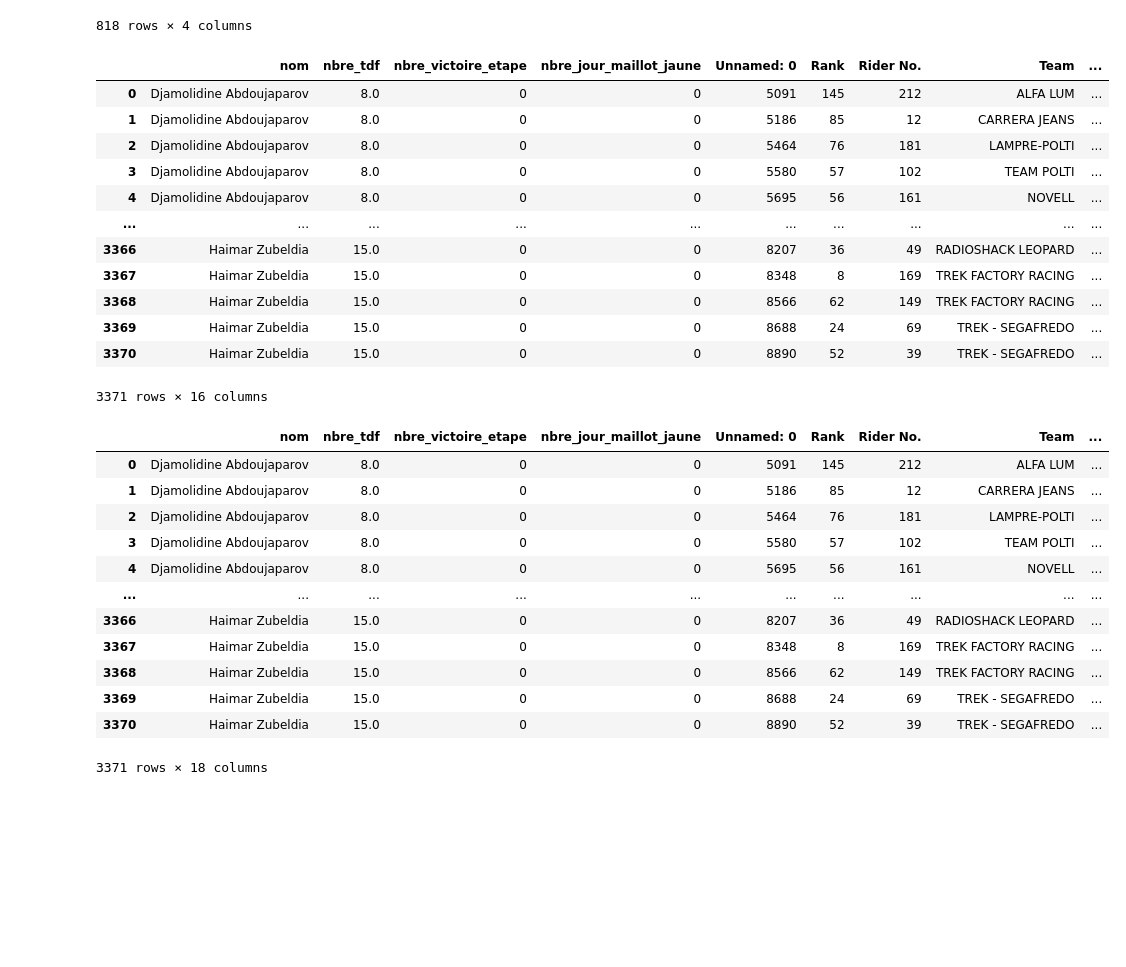
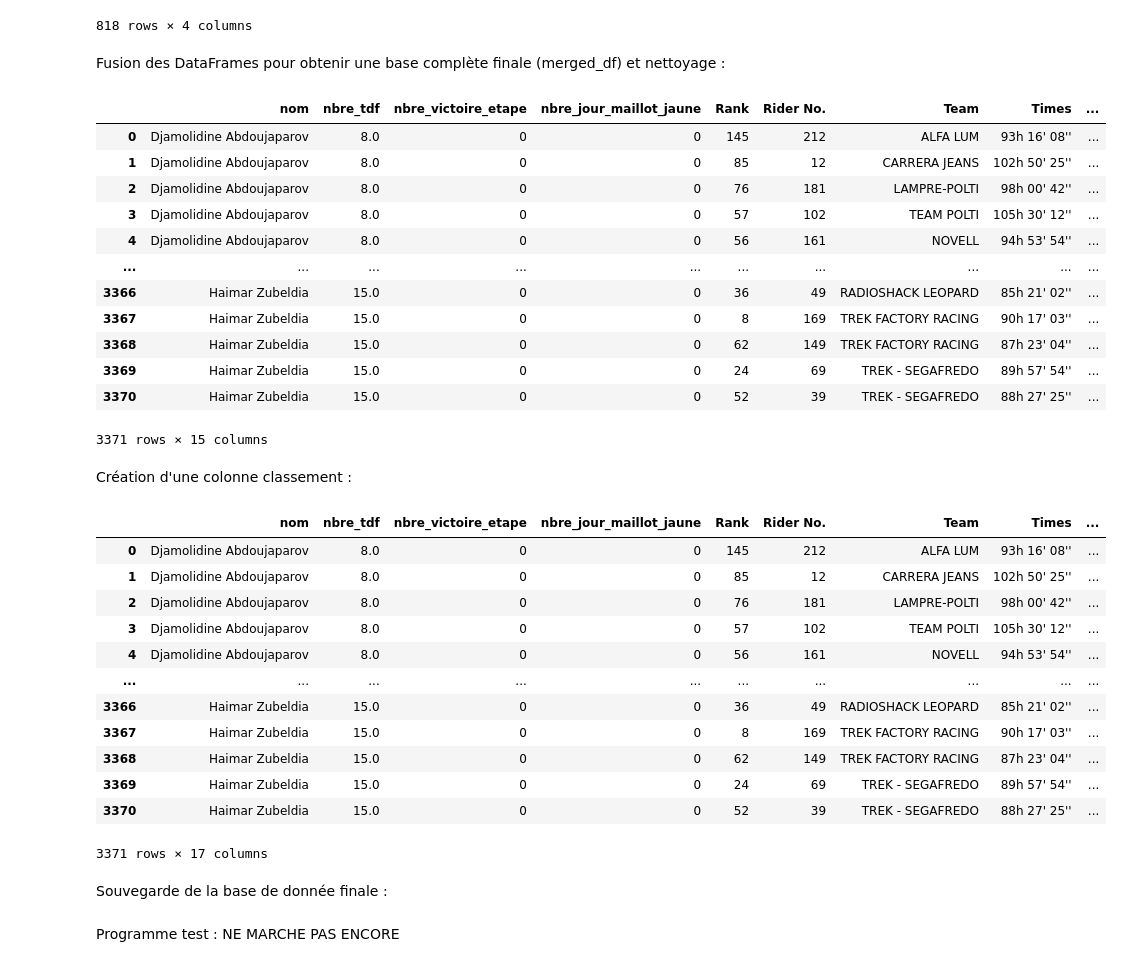
Before and after one commit to edequercize/Projet-Python, a Jupyter notebook: test_merge.ipynb, the cells around one changed output. Drawn from its saved outputs; the diff is of its cells as text; code cells hidden in the pictures; blank space fills up the shorter version.

```diff
--- a/test_merge.ipynb
+++ b/test_merge.ipynb
@@ -71,32 +86,34 @@ prix_coureur_tdf
 | 906 | Joop Zoetemelk | 15.0 | 0 | 0 |
 | 907 | Haimar Zubeldia | 15.0 | 0 | 0 |
 818 rows × 4 columns
+# %% [markdown]
+Fusion des DataFrames pour obtenir une base complète finale (merged_df) et nettoyage :
 # %%
-
 # Fusion des DataFrames sur la colonne 'Stage_Key'
 merged_df = pd.merge(prix_coureur_tdf, coureur_tdf, on='nom', how='inner')
 merged_df = merged_df.dropna(axis=1, how='all')
 # Suppression des colonnes inutiles
-merged_df = merged_df.drop(['B', 'P'], axis=1)
+merged_df = merged_df.drop(['B', 'P', 'Unnamed: 0' ], axis=1)
 
 # Affichage des premières lignes du DataFrame fusionné pour vérification
 merged_df
 # %% [output]
-|  | nom | nbre_tdf | nbre_victoire_etape | nbre_jour_maillot_jaune | Unnamed: 0 | Rank | Rider No. | Team | ... |
-| 0 | Djamolidine Abdoujaparov | 8.0 | 0 | 0 | 5091 | 145 | 212 | ALFA LUM | ... |
-| 1 | Djamolidine Abdoujaparov | 8.0 | 0 | 0 | 5186 | 85 | 12 | CARRERA JEANS | ... |
-| 2 | Djamolidine Abdoujaparov | 8.0 | 0 | 0 | 5464 | 76 | 181 | LAMPRE-POLTI | ... |
-| 3 | Djamolidine Abdoujaparov | 8.0 | 0 | 0 | 5580 | 57 | 102 | TEAM POLTI | ... |
-| 4 | Djamolidine Abdoujaparov | 8.0 | 0 | 0 | 5695 | 56 | 161 | NOVELL | ... |
+|  | nom | nbre_tdf | nbre_victoire_etape | nbre_jour_maillot_jaune | Rank | Rider No. | Team | Times | ... |
+| 0 | Djamolidine Abdoujaparov | 8.0 | 0 | 0 | 145 | 212 | ALFA LUM | 93h 16' 08'' | ... |
+| 1 | Djamolidine Abdoujaparov | 8.0 | 0 | 0 | 85 | 12 | CARRERA JEANS | 102h 50' 25'' | ... |
+| 2 | Djamolidine Abdoujaparov | 8.0 | 0 | 0 | 76 | 181 | LAMPRE-POLTI | 98h 00' 42'' | ... |
+| 3 | Djamolidine Abdoujaparov | 8.0 | 0 | 0 | 57 | 102 | TEAM POLTI | 105h 30' 12'' | ... |
+| 4 | Djamolidine Abdoujaparov | 8.0 | 0 | 0 | 56 | 161 | NOVELL | 94h 53' 54'' | ... |
 | ... | ... | ... | ... | ... | ... | ... | ... | ... | ... |
-| 3366 | Haimar Zubeldia | 15.0 | 0 | 0 | 8207 | 36 | 49 | RADIOSHACK LEOPARD | ... |
-| 3367 | Haimar Zubeldia | 15.0 | 0 | 0 | 8348 | 8 | 169 | TREK FACTORY RACING | ... |
-| 3368 | Haimar Zubeldia | 15.0 | 0 | 0 | 8566 | 62 | 149 | TREK FACTORY RACING | ... |
-| 3369 | Haimar Zubeldia | 15.0 | 0 | 0 | 8688 | 24 | 69 | TREK - SEGAFREDO | ... |
-| 3370 | Haimar Zubeldia | 15.0 | 0 | 0 | 8890 | 52 | 39 | TREK - SEGAFREDO | ... |
+| 3366 | Haimar Zubeldia | 15.0 | 0 | 0 | 36 | 49 | RADIOSHACK LEOPARD | 85h 21' 02'' | ... |
+| 3367 | Haimar Zubeldia | 15.0 | 0 | 0 | 8 | 169 | TREK FACTORY RACING | 90h 17' 03'' | ... |
+| 3368 | Haimar Zubeldia | 15.0 | 0 | 0 | 62 | 149 | TREK FACTORY RACING | 87h 23' 04'' | ... |
+| 3369 | Haimar Zubeldia | 15.0 | 0 | 0 | 24 | 69 | TREK - SEGAFREDO | 89h 57' 54'' | ... |
+| 3370 | Haimar Zubeldia | 15.0 | 0 | 0 | 52 | 39 | TREK - SEGAFREDO | 88h 27' 25'' | ... |
-3371 rows × 16 columns
+3371 rows × 15 columns
+# %% [markdown]
+Création d'une colonne classement :
 # %%
-
 # Étape 1 : Grouper par équipe et année, puis obtenir les trois plus faibles temps
 temps_par_equipe = merged_df.groupby(['Year', 'Team'])['TotalSeconds'].nsmallest(3).groupby(level=[0, 1]).sum()
 
@@ -111,21 +128,25 @@ df = pd.merge(merged_df, temps_par_equipe, on=['Year', 'Team'], how='left')
 df_trie = df.sort_values(by='Year', ascending=True)
 df
 # %% [output]
-|  | nom | nbre_tdf | nbre_victoire_etape | nbre_jour_maillot_jaune | Unnamed: 0 | Rank | Rider No. | Team | ... |
-| 0 | Djamolidine Abdoujaparov | 8.0 | 0 | 0 | 5091 | 145 | 212 | ALFA LUM | ... |
-| 1 | Djamolidine Abdoujaparov | 8.0 | 0 | 0 | 5186 | 85 | 12 | CARRERA JEANS | ... |
-| 2 | Djamolidine Abdoujaparov | 8.0 | 0 | 0 | 5464 | 76 | 181 | LAMPRE-POLTI | ... |
-| 3 | Djamolidine Abdoujaparov | 8.0 | 0 | 0 | 5580 | 57 | 102 | TEAM POLTI | ... |
-| 4 | Djamolidine Abdoujaparov | 8.0 | 0 | 0 | 5695 | 56 | 161 | NOVELL | ... |
+|  | nom | nbre_tdf | nbre_victoire_etape | nbre_jour_maillot_jaune | Rank | Rider No. | Team | Times | ... |
+| 0 | Djamolidine Abdoujaparov | 8.0 | 0 | 0 | 145 | 212 | ALFA LUM | 93h 16' 08'' | ... |
+| 1 | Djamolidine Abdoujaparov | 8.0 | 0 | 0 | 85 | 12 | CARRERA JEANS | 102h 50' 25'' | ... |
+| 2 | Djamolidine Abdoujaparov | 8.0 | 0 | 0 | 76 | 181 | LAMPRE-POLTI | 98h 00' 42'' | ... |
+| 3 | Djamolidine Abdoujaparov | 8.0 | 0 | 0 | 57 | 102 | TEAM POLTI | 105h 30' 12'' | ... |
+| 4 | Djamolidine Abdoujaparov | 8.0 | 0 | 0 | 56 | 161 | NOVELL | 94h 53' 54'' | ... |
 | ... | ... | ... | ... | ... | ... | ... | ... | ... | ... |
-| 3366 | Haimar Zubeldia | 15.0 | 0 | 0 | 8207 | 36 | 49 | RADIOSHACK LEOPARD | ... |
-| 3367 | Haimar Zubeldia | 15.0 | 0 | 0 | 8348 | 8 | 169 | TREK FACTORY RACING | ... |
-| 3368 | Haimar Zubeldia | 15.0 | 0 | 0 | 8566 | 62 | 149 | TREK FACTORY RACING | ... |
-| 3369 | Haimar Zubeldia | 15.0 | 0 | 0 | 8688 | 24 | 69 | TREK - SEGAFREDO | ... |
-| 3370 | Haimar Zubeldia | 15.0 | 0 | 0 | 8890 | 52 | 39 | TREK - SEGAFREDO | ... |
+| 3366 | Haimar Zubeldia | 15.0 | 0 | 0 | 36 | 49 | RADIOSHACK LEOPARD | 85h 21' 02'' | ... |
+| 3367 | Haimar Zubeldia | 15.0 | 0 | 0 | 8 | 169 | TREK FACTORY RACING | 90h 17' 03'' | ... |
+| 3368 | Haimar Zubeldia | 15.0 | 0 | 0 | 62 | 149 | TREK FACTORY RACING | 87h 23' 04'' | ... |
+| 3369 | Haimar Zubeldia | 15.0 | 0 | 0 | 24 | 69 | TREK - SEGAFREDO | 89h 57' 54'' | ... |
+| 3370 | Haimar Zubeldia | 15.0 | 0 | 0 | 52 | 39 | TREK - SEGAFREDO | 88h 27' 25'' | ... |
-3371 rows × 18 columns
+3371 rows × 17 columns
+# %% [markdown]
+Souvegarde de la base de donnée finale :
 # %%
 df.to_csv('merged_database.csv', index=False)
+# %% [markdown]
+Programme test : NE MARCHE PAS ENCORE
 # %%
 from sklearn.model_selection import train_test_split
 from sklearn.linear_model import LinearRegression
```
Also changed, not shown: parts of 6 cells of this notebook.
